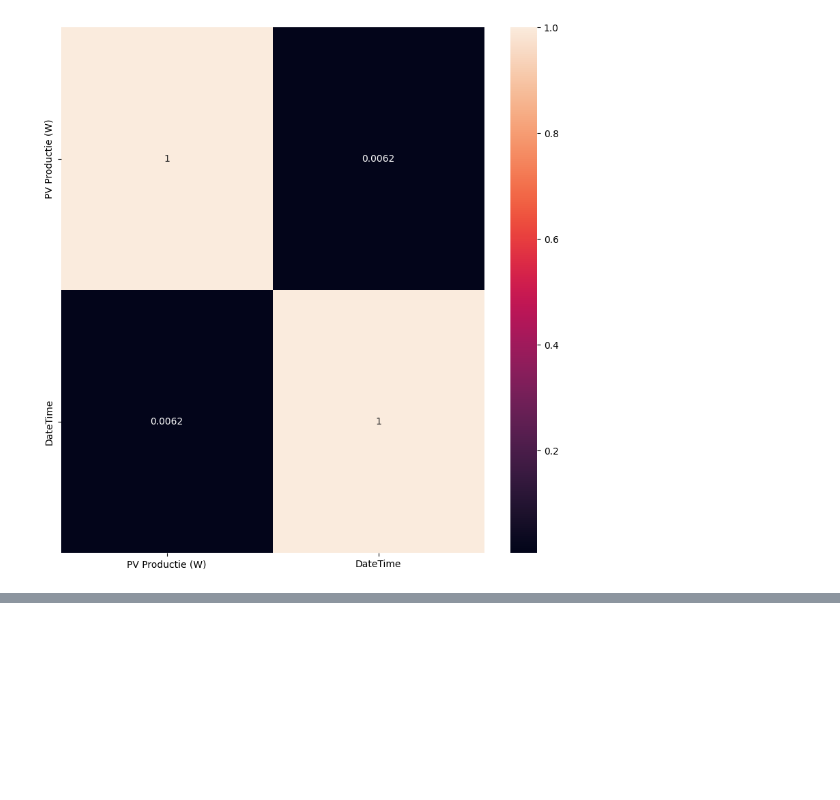
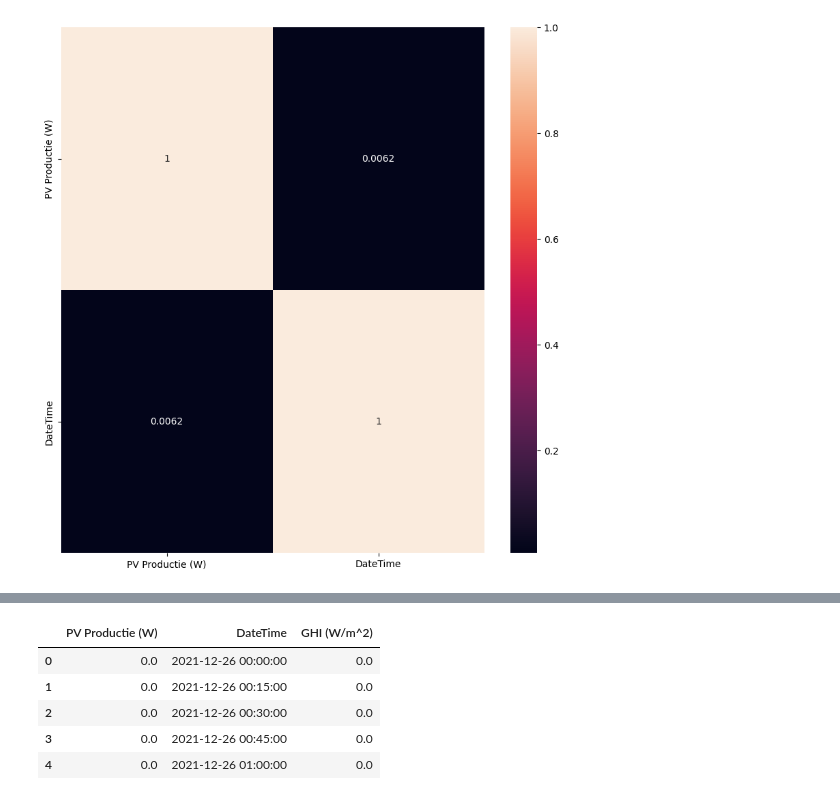
Before and after one commit to Ozziehman/Energiescan, a Jupyter notebook: 2022_15min_data_EDA_preprocessing.ipynb, the cells around one changed output, grey strips where cells are left out. Saved outputs shown, nothing was run; the diff lists cells and outputs as text; code cells hidden in the pictures; blank space fills up the shorter version.

```diff
--- a/2022_15min_data_EDA_preprocessing.ipynb
+++ b/2022_15min_data_EDA_preprocessing.ipynb
@@ -76,0 +99,13 @@ plt.show()
+# %%
+# Combining, getting GHI into the df_pv
+df_pv['DateTime'] = pd.to_datetime(df_pv['Time'])
+df_pv = df_pv.drop('Time', axis=1)
+df_pv['GHI (W/m^2)'] = df_solar['GHI (W/m^2)']
+df_pv.head()
+# %% [output]
+|  | PV Productie (W) | DateTime | GHI (W/m^2) |
+| 0 | 0.0 | 2021-12-26 00:00:00 | 0.0 |
+| 1 | 0.0 | 2021-12-26 00:15:00 | 0.0 |
+| 2 | 0.0 | 2021-12-26 00:30:00 | 0.0 |
+| 3 | 0.0 | 2021-12-26 00:45:00 | 0.0 |
+| 4 | 0.0 | 2021-12-26 01:00:00 | 0.0 |
```
Also changed, not shown: parts of 5 cells of this notebook, 4 other files.
